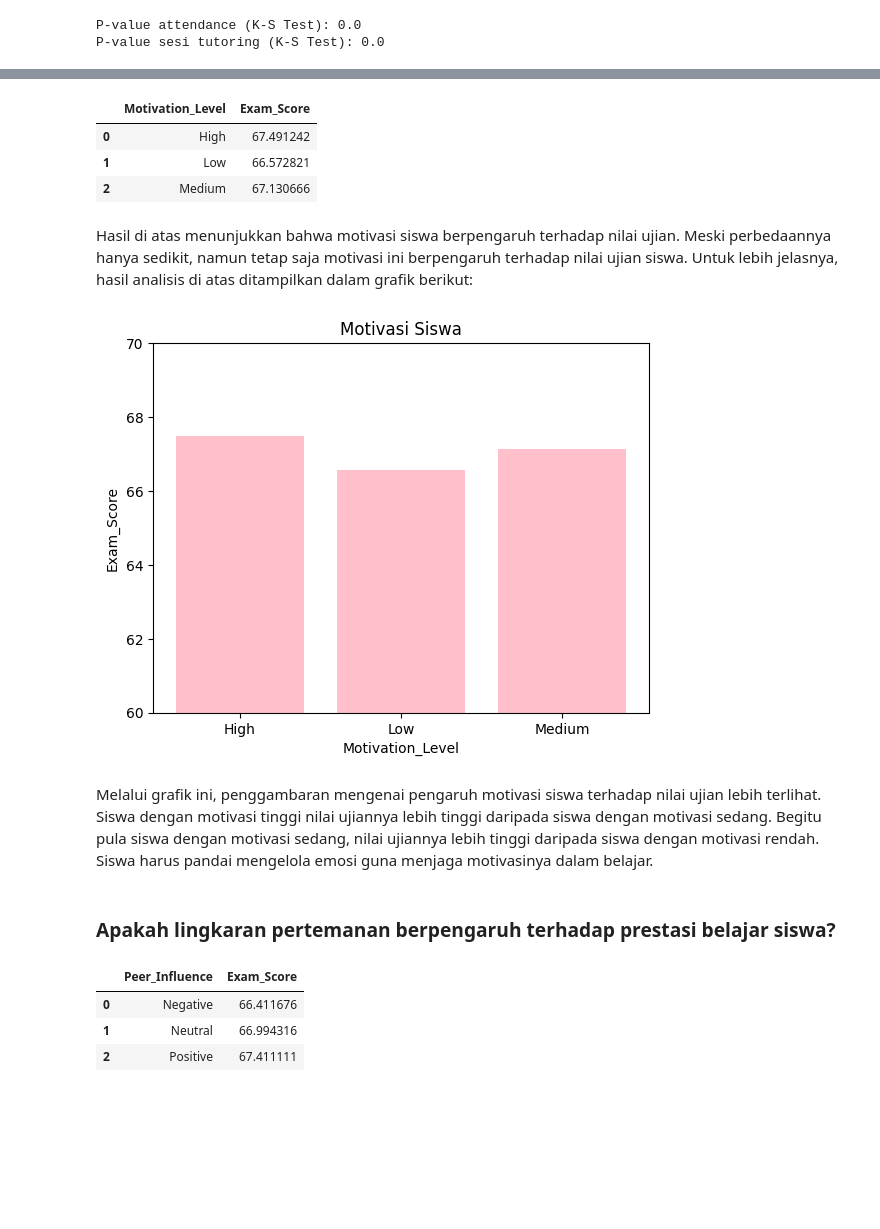
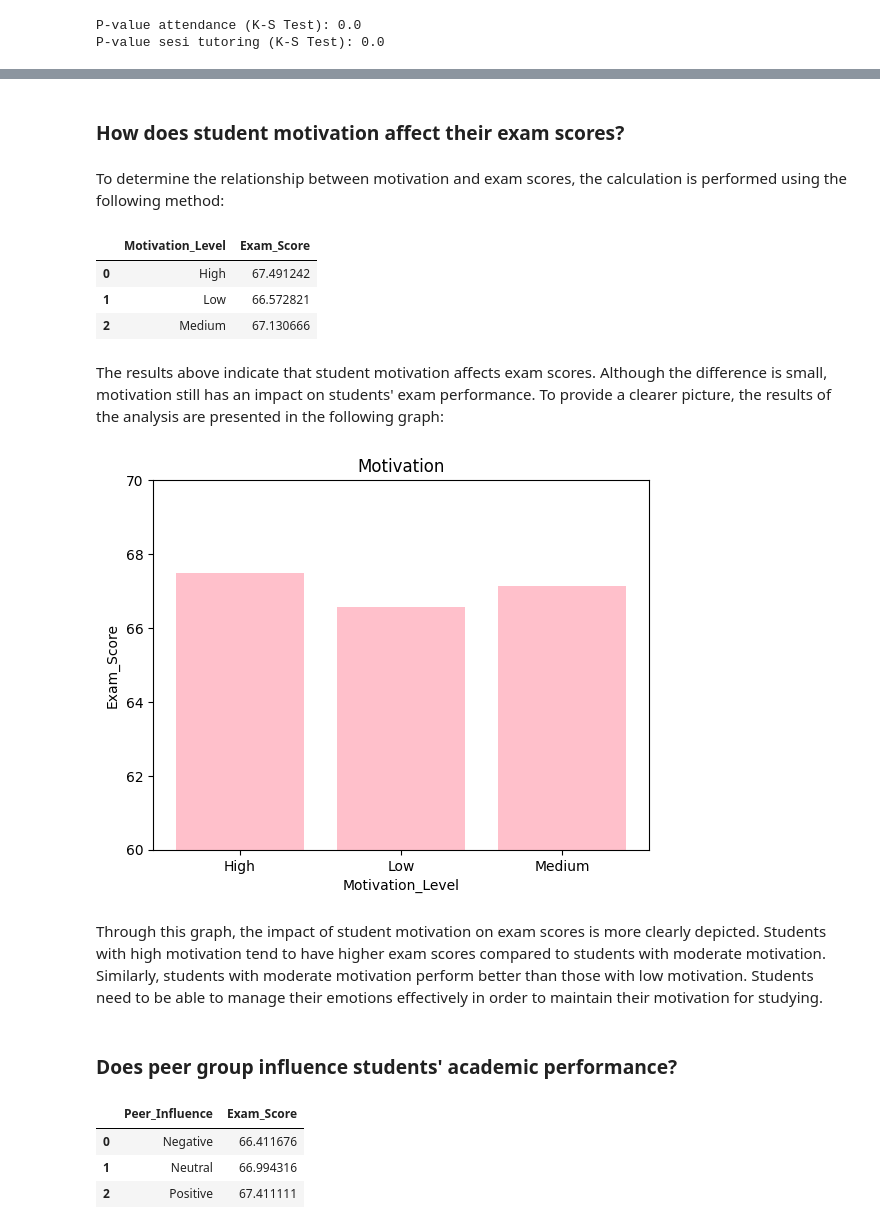
Before and after one commit to azkiamudrikah/Students-Performance-Factors, a Jupyter notebook: StudentsPerformanceFactors.ipynb, the cells around one changed output, grey strips where cells are left out. Saved outputs shown, nothing was run; the diff lists cells and outputs as text; code cells hidden in the pictures; blank space fills up the shorter version.

```diff
--- a/StudentsPerformanceFactors.ipynb
+++ b/StudentsPerformanceFactors.ipynb
@@ -362,3 +331,7 @@ Untuk mengetahui bagaimana hubungan antara motivasi dan nilai ujian, dilakukan k
+# %% [markdown]
+### How does student motivation affect their exam scores?
+# %% [markdown]
+To determine the relationship between motivation and exam scores, the calculation is performed using the following method:
 # %%
 Motivation = under_KKM.groupby('Motivation_Level')[['Exam_Score']].mean().reset_index()
 Motivation
@@ -367,26 +340,26 @@ Motivation
 | 0 | High | 67.491242 |
 | 1 | Low | 66.572821 |
 | 2 | Medium | 67.130666 |
-# %% [markdown]
-Hasil di atas menunjukkan bahwa motivasi siswa berpengaruh terhadap nilai ujian. Meski perbedaannya hanya sedikit, namun tetap saja motivasi ini berpengaruh terhadap nilai ujian siswa. Untuk lebih jelasnya, hasil analisis di atas ditampilkan dalam grafik berikut:
+# %% [markdown]
+The results above indicate that student motivation affects exam scores. Although the difference is small, motivation still has an impact on students' exam performance. To provide a clearer picture, the results of the analysis are presented in the following graph:
 # %%
 # Membuat grafik line chart
 plt.bar(Motivation['Motivation_Level'], Motivation['Exam_Score'], color='pink')
 
 # Menambahkan judul dan label
-plt.title('Motivasi Siswa')
+plt.title('Motivation')
 plt.xlabel('Motivation_Level')
 plt.ylabel('Exam_Score')
 plt.ylim(60,70)
 
 # Menampilkan grafik
 plt.show()
 # %% [output]
-[figure, old version]
+[figure, new version]
-# %% [markdown]
-Melalui grafik ini, penggambaran mengenai pengaruh motivasi siswa terhadap nilai ujian lebih terlihat. Siswa dengan motivasi tinggi nilai ujiannya lebih tinggi daripada siswa dengan motivasi sedang. Begitu pula siswa dengan motivasi sedang, nilai ujiannya lebih tinggi daripada siswa dengan motivasi rendah. Siswa harus pandai mengelola emosi guna menjaga motivasinya dalam belajar.
-# %% [markdown]
-### Apakah lingkaran pertemanan berpengaruh terhadap prestasi belajar siswa?
+# %% [markdown]
+Through this graph, the impact of student motivation on exam scores is more clearly depicted. Students with high motivation tend to have higher exam scores compared to students with moderate motivation. Similarly, students with moderate motivation perform better than those with low motivation. Students need to be able to manage their emotions effectively in order to maintain their motivation for studying.
+# %% [markdown]
+### Does peer group influence students' academic performance?
 # %%
 Peer_Influence = under_KKM.groupby('Peer_Influence')[['Exam_Score']].mean().reset_index()
 Peer_Influence
```
Also changed, not shown: parts of 94 cells of this notebook.
